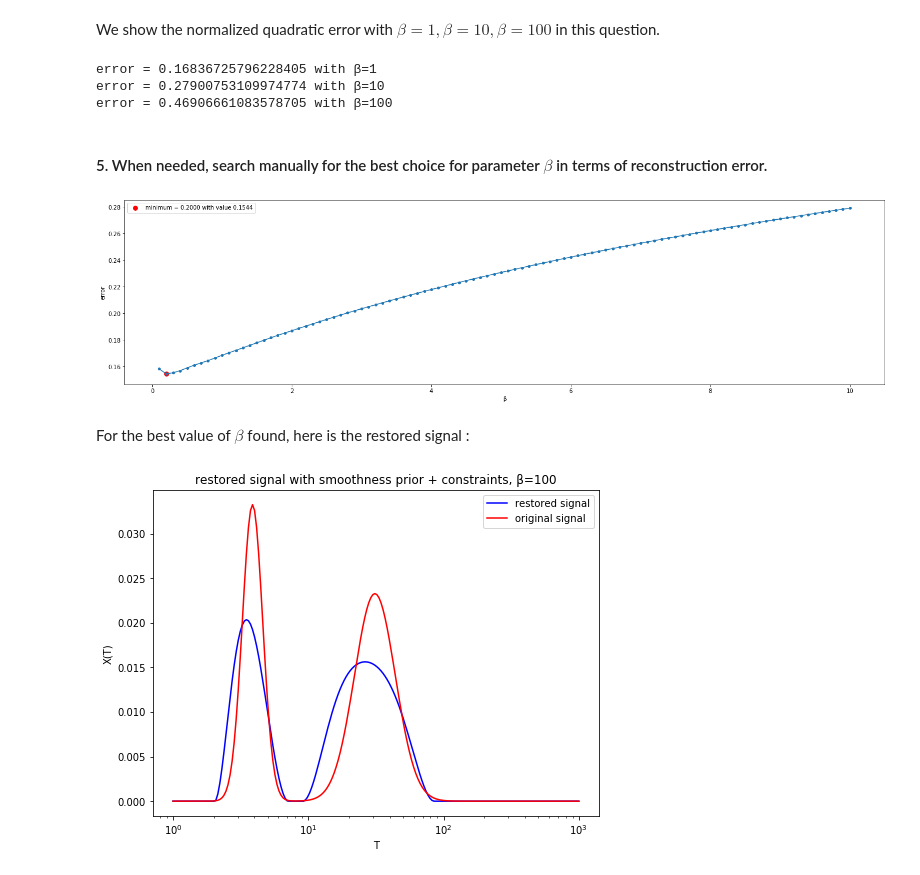
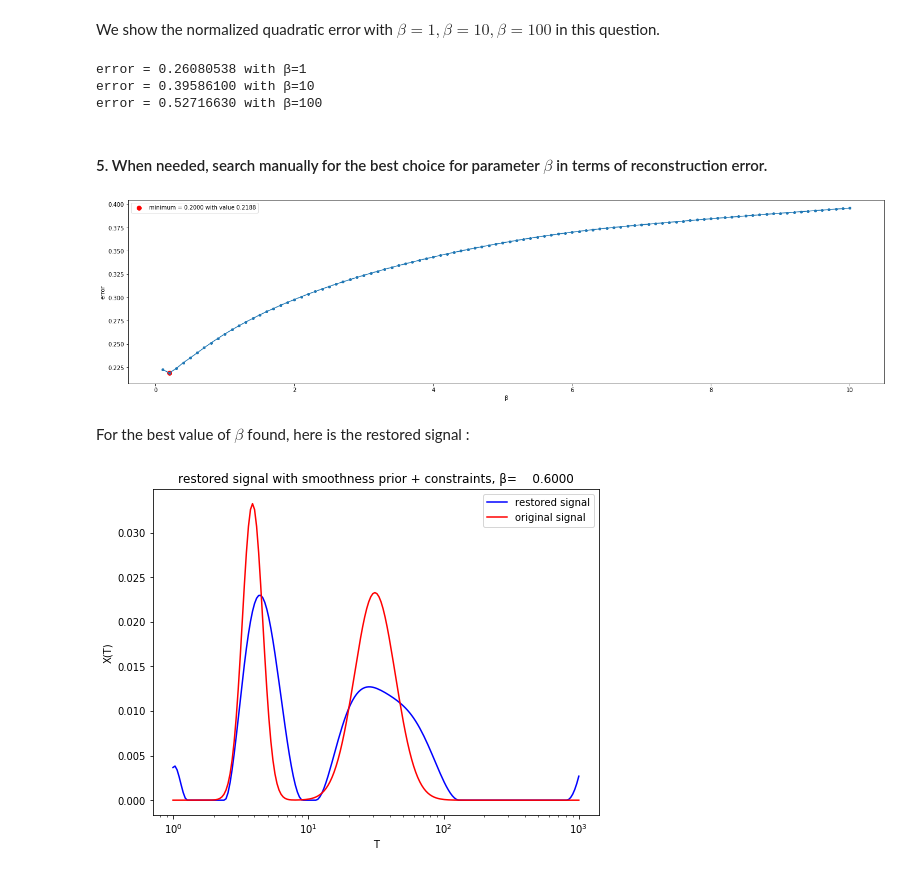
Before and after one commit to lliill/ECP, a Jupyter notebook: LSP_TPn2_Li_Martin.ipynb, the cells around one changed output. Drawn from its saved outputs; the diff is of its cells as text; code cells hidden in the pictures.

```diff
--- a/LSP_TPn2_Li_Martin.ipynb
+++ b/LSP_TPn2_Li_Martin.ipynb
@@ -256,0 +257,11 @@ plt.legend();
+# %%
+beta = minimum
+restored_signal_smooth_100 = linalg.solve(K_SQUARE + beta * D_SQUARE, KY)
+
+plt.plot(T, restored_signal_smooth_100, 'b-', label = "restored signal")
+plt.plot(T, original_signal, 'r-', label='original signal')
+plt.title('restored signal with smoothness prior and minimal \u03B2'.format(beta))
+plt.legend()
+plt.xscale('log')
+plt.xlabel('T')
+plt.ylabel('X(T)');
@@ -324,11 +337,15 @@ def proj_grad(x_0, eps, beta):
 
     # Initialisation
     x = x_0
-    err = 1
+    stopping_criteria = 1
     iteration = 0
     MAX_ITER = 1e5
+
+    def relative_change(x, x_new):
+        return linalg.norm(x_new-x) / linalg.norm(x)
+
     # Itération
-    while err > eps*np.linalg.norm(x) :
+    while stopping_criteria > eps :
         if iteration > MAX_ITER:
             print('max iteration {} reached'.format(MAX_ITER))
             return x
@@ -336,7 +353,7 @@ def proj_grad(x_0, eps, beta):
         iteration += 1
         z = x-gamma*grad_h(x)
         x_new = x + lamb*(P_C(z)-x)
-        err = np.linalg.norm(x_new-x)
+        stopping_criteria = relative_change(x, x_new)
         x = x_new
 
         #if iteration%100 == 0:
@@ -345,9 +362,9 @@ def proj_grad(x_0, eps, beta):
     return x
 
 x_0 = np.ones(N)*(x_max+x_min)/2
-restored_signal_constraint_1 = proj_grad(x_0, 10**(-6), 1)
-restored_signal_constraint_10 = proj_grad(x_0, 10**(-6), 10)
-restored_signal_constraint_100 = proj_grad(x_0, 10**(-6), 100)
+restored_signal_constraint_1 = proj_grad(x_0, 1e-6, 1)
+restored_signal_constraint_10 = proj_grad(x_0, 1e-6, 10)
+restored_signal_constraint_100 = proj_grad(x_0, 1e-6, 100)
 
 
 plt.rcParams['figure.figsize'] = [24, 6]
@@ -356,7 +373,7 @@ plt.figure()
 plt.subplot(1, 3, 1)
 plt.plot(T, restored_signal_constraint_1, 'b-', label='restored signal')
 plt.plot(T, original_signal, 'r-', label='original signal')
-plt.title('restored signal with smoothness prior + constraints, \u03B2={}'.format(beta))
+plt.title('restored signal with smoothness prior + constraints, \u03B2={}'.format(1))
 plt.legend()
 plt.xscale('log')
 plt.xlabel('T')
@@ -365,7 +382,7 @@ plt.ylabel('X(T)');
 plt.subplot(1, 3, 2)
 plt.plot(T, restored_signal_constraint_10,'b-', label='restored signal')
 plt.plot(T, original_signal, 'r-', label='original signal')
-plt.title('restored signal with smoothness prior + constraints, \u03B2={}'.format(beta))
+plt.title('restored signal with smoothness prior + constraints, \u03B2={}'.format(10))
 plt.legend()
 plt.xscale('log')
 plt.xlabel('T')
@@ -374,7 +391,7 @@ plt.ylabel('X(T)');
 plt.subplot(1, 3, 3)
 plt.plot(T, restored_signal_constraint_100,'b-', label='restored signal')
 plt.plot(T, original_signal, 'r-', label='original signal')
-plt.title('restored signal with smoothness prior, \u03B2={}'.format(beta))
+plt.title('restored signal with smoothness prior, \u03B2={}'.format(100))
 plt.legend()
 plt.xscale('log')
 plt.xlabel('T')
@@ -391,17 +408,17 @@ def normalized_quadratic_error(restored_signal):
     return (x_hat_square -2 * np.dot(original_signal, restored_signal) + X_BAR_SQUARE) / X_BAR_SQUARE
 
 error_smooth_1 = normalized_quadratic_error(restored_signal_constraint_1)
-print('error = {} with \u03B2={}'.format(error_smooth_1, 1))
+print('error = {:9.8f} with \u03B2={}'.format(error_smooth_1, 1))
 
 error_smooth_10 = normalized_quadratic_error(restored_signal_constraint_10)
-print('error = {} with \u03B2={}'.format(error_smooth_10, 10))
+print('error = {:9.8f} with \u03B2={}'.format(error_smooth_10, 10))
 
 error_smooth_100 = normalized_quadratic_error(restored_signal_constraint_100)
-print('error = {} with \u03B2={}'.format(error_smooth_100, 100))
+print('error = {:9.8f} with \u03B2={}'.format(error_smooth_100, 100))
 # %% [output]
-error = 0.16836725796228405 with β=1
-error = 0.27900753109974774 with β=10
-error = 0.46906661083578705 with β=100
+error = 0.26080538 with β=1
+error = 0.39586100 with β=10
+error = 0.52716630 with β=100
 # %% [markdown]
 #### 5. When needed, search manually for the best choice for parameter $\beta$ in terms of reconstruction error.
 # %%
@@ -426,19 +443,19 @@ min_val = Error_constraint[min_index]
 plt.scatter(minimum, min_val, s= 60, c = 'red', label = 'minimum = {:5.4f} with value {:5.4f}'.format(minimum, min_val))
 plt.legend();
 # %% [output]
-[figure, old version]
+[figure, new version]
 # %% [markdown]
 For the best value of $\beta$ found, here is the restored signal :
 # %%
-restored_signal_constraint = proj_grad(x_0, 1e-06, 0.15)
+restored_signal_constraint = proj_grad(x_0, 1e-06, minimum)
 plt.rcParams['figure.figsize'] = [8, 6]
 plt.figure()
 plt.plot(T, restored_signal_constraint, 'b-', label='restored signal')
 plt.plot(T, original_signal, 'r-', label='original signal')
-plt.title('restored signal with smoothness prior + constraints, \u03B2={}'.format(beta))
+plt.title('restored signal with smoothness prior + constraints, \u03B2={:10.4f}'.format(beta))
 plt.legend()
 plt.xscale('log')
 plt.xlabel('T')
 plt.ylabel('X(T)');
 # %% [output]
-[figure, old version]
+[figure, new version]
```
Also changed, not shown: parts of 7 cells of this notebook.
